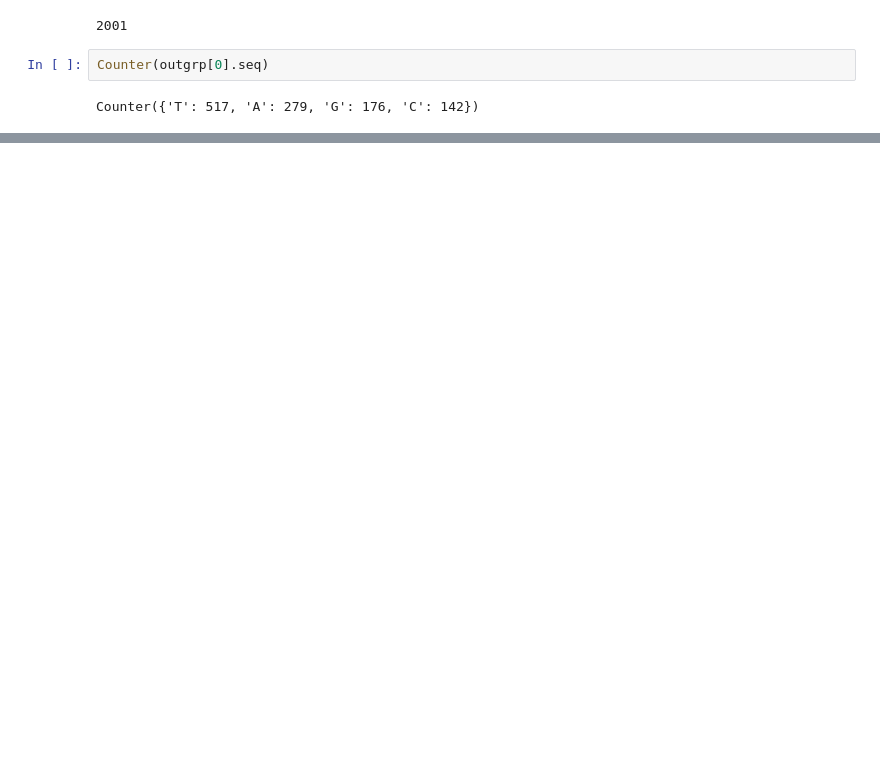
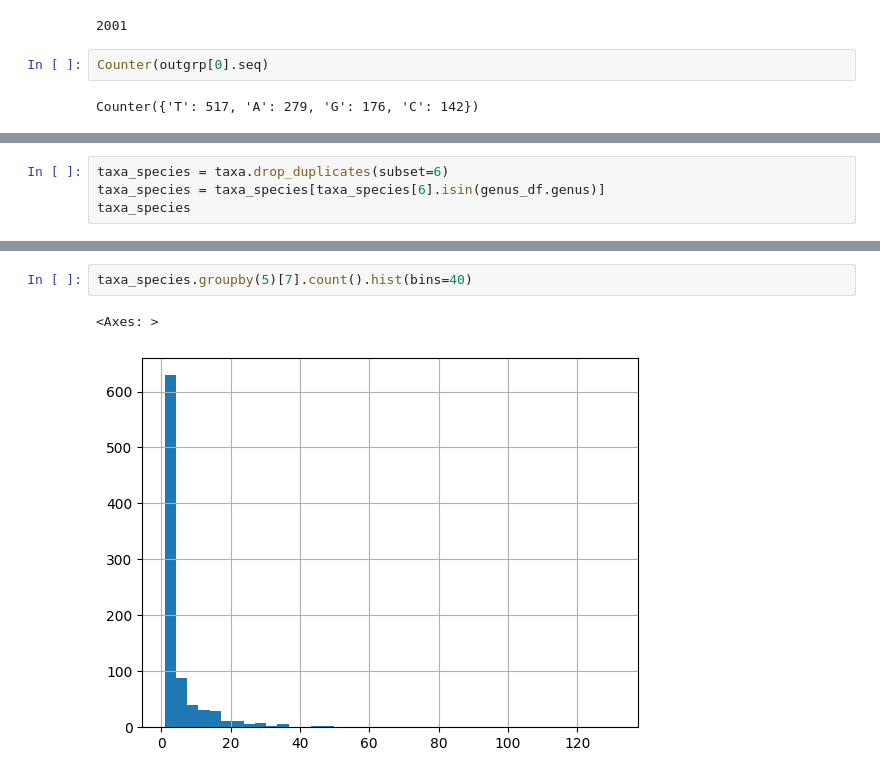
Before and after one commit to mitoclub/AminoAcidShift, a Jupyter notebook: vertebrates_aa_subst/prepare_for_comp_sp.ipynb, the cells around one changed output, grey strips where cells are left out. Cells and saved outputs as stored; diff of their text form; blank space fills up the shorter version.

```diff
--- a/vertebrates_aa_subst/prepare_for_comp_sp.ipynb
+++ b/vertebrates_aa_subst/prepare_for_comp_sp.ipynb
@@ -116,0 +154,4 @@ Name: 6, Length: 5095, dtype: int64
+# %%
+taxa_species = taxa.drop_duplicates(subset=6)
+taxa_species = taxa_species[taxa_species[6].isin(genus_df.genus)]
+taxa_species
@@ -116,0 +193,5 @@ Name: 6, Length: 5095, dtype: int64
+# %%
+taxa_species.groupby(5)[7].count().hist(bins=40)
+# %% [output]
+<Axes: >
+[figure, added]
```
Also changed, not shown: parts of 16 cells of this notebook, 1 other file.
